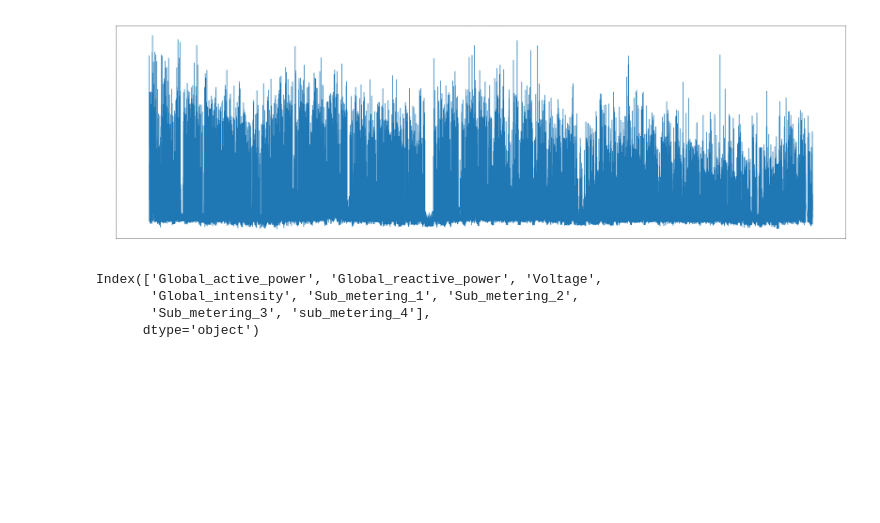
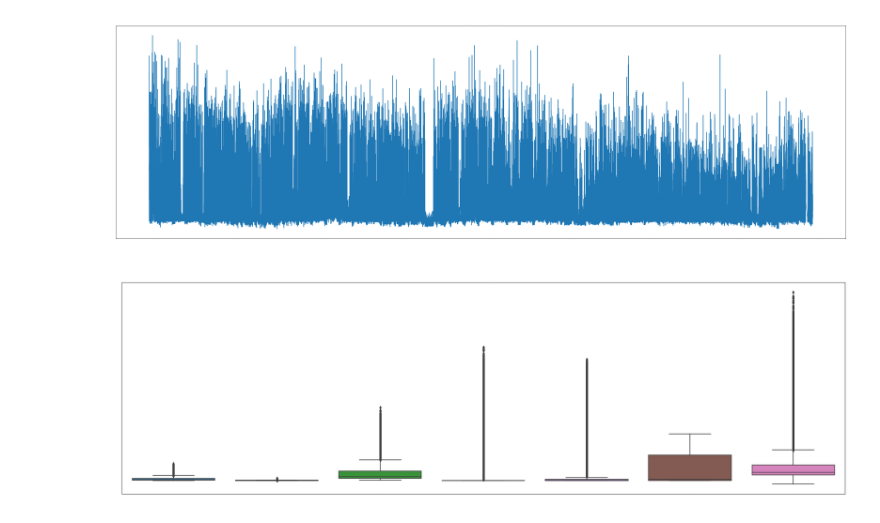
Before and after one commit to TarantinoDaniele/data-science-portfolio, a Jupyter notebook: 01 LSTM/01_data_preparation.ipynb, the cells around one changed output. Cells and saved outputs as stored; diff of their text form; code cells hidden in the pictures; blank space fills up the shorter version.

```diff
--- a/01 LSTM/01_data_preparation.ipynb
+++ b/01 LSTM/01_data_preparation.ipynb
@@ -160,9 +129,20 @@ lineplot(data)
 [figure]
 [figure]
 # %%
-data.columns
+# Boxplot zur Darstellung der Verteilung und Ausreissern
+
+plt.figure(figsize=(30,9))
+sns.boxplot(x= 'variable',
+            y= 'value',
+            data= pd.melt(data, id_vars=['Voltage']))
+plt.title('Boxplot', color= 'white', size= 18)
+plt.ylabel('Value', color= 'white', size= 16)
+plt.xlabel('', color= 'white', size= 16)
+plt.tick_params(axis='x', colors='white')
+plt.tick_params(axis='y', colors='white')
+plt.xticks(fontsize=14)
+plt.yticks(fontsize=14)
+
+plt.show()
 # %% [output]
-Index(['Global_active_power', 'Global_reactive_power', 'Voltage',
-       'Global_intensity', 'Sub_metering_1', 'Sub_metering_2',
-       'Sub_metering_3', 'sub_metering_4'],
-      dtype='object')
+[figure, added]
```
Also changed, not shown: parts of 5 cells of this notebook.
